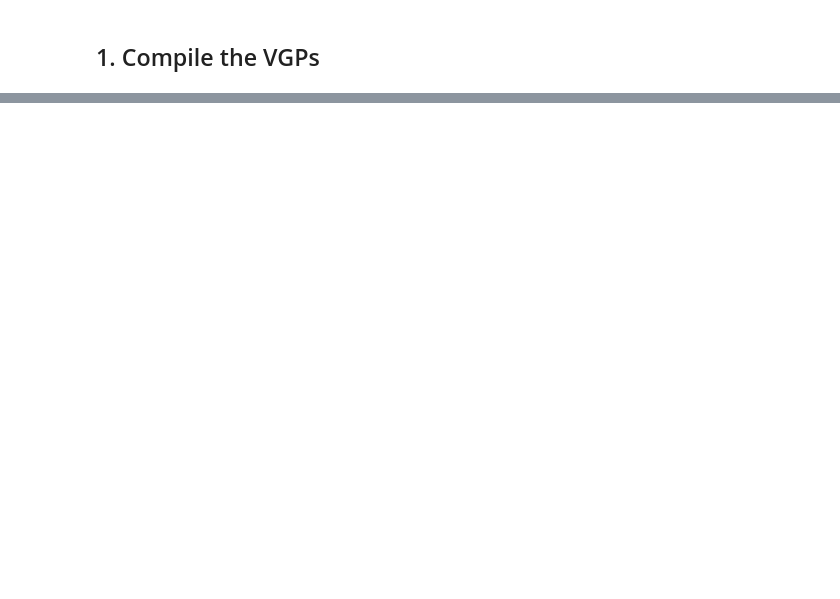
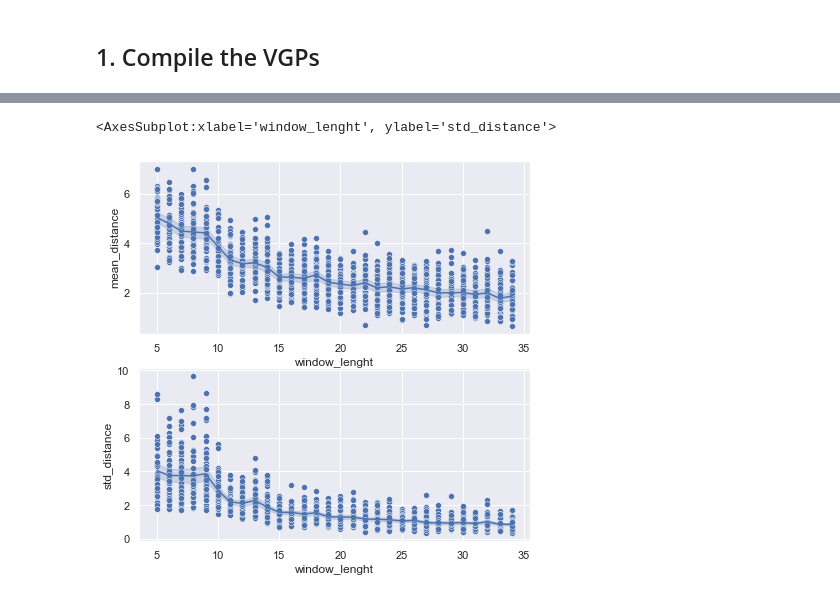
Before and after one commit to PolarWandering/Young_CEED, a Jupyter notebook: Cross-Validation.ipynb, the cells around one changed output, grey strips where cells are left out. Drawn from its saved outputs; the diff is of its cells as text; code cells hidden in the pictures; blank space fills up the shorter version.

Commit message:
fine tunning of windows width thourgh Cross-Validation - works =)

```diff
--- a/Cross-Validation.ipynb
+++ b/Cross-Validation.ipynb
@@ -126,21 +28,21 @@ sns.lineplot(x="window lenght", y="std_distance",
 %%time
 
 min_age = 0
-max_age = 65
-steps = [5] # [2,5,10]
-window_lengths = [10,15,20,25,30,35,50] # np.arange(10,35,5)
+max_age = 55
+steps = [1,2,5,10] # [2,5,10]
+window_lengths = range(5,35,1)# [5,6,7,8,9,10,11,12,13,14,15,16,17,18,19,20,21,22,23,24,25] # np.arange(10,35,5)
 
-df_ensemble = pd.DataFrame(columns = ['window lenght','n_training','mean_distance','std_distance'])
+df_ensemble = pd.DataFrame(columns = ['step_size','window_lenght','n_training','mean_distance','std_distance'])
 
 for step in steps:
 
     for window in window_lengths:
 
-        for i in range(100):
+        for i in range(50):
 
             df_tmp = pd.DataFrame()
 
-            train, test = train_test_split(df_filtered_vgps, test_size=0.4)
+            train, test = train_test_split(df_filtered_vgps, test_size=0.3)
 
             mean_distances = []
             std_distances = []
@@ -169,6 +71,6 @@ for step in steps:
             mean_distances.append(np.array(distances).mean())
             std_distances.append(np.array(distances).std())
 
-            df_ensemble.loc[len(df_ensemble)] = [window, i, np.array(mean_distances).mean(), np.array(std_distances).mean()]
+            df_ensemble.loc[len(df_ensemble)] = [step, window, i, np.array(mean_distances).mean(), np.array(std_distances).mean()]
 
 df_ensemble.head()
@@ -175,11 +86,24 @@ df_ensemble.head()
+# %%
+df = df_ensemble[df_ensemble['step_size']==2]
 # %%
 sns.set_theme(style="darkgrid")
 fig, ax = plt.subplots(2,1, figsize=(7,7))
 
-sns.lineplot(x="window lenght", y="mean_distance",
-             data=df_ensemble,
+sns.scatterplot(x="window_lenght", y="mean_distance",
+             data=df,
              ax = ax[0], legend = True, palette='GnBu_d')
 
-sns.lineplot(x="window lenght", y="std_distance",
-             data=df_ensemble,
+sns.lineplot(x="window_lenght", y="mean_distance",
+             data=df,
+             ax = ax[0], legend = True, palette='GnBu_d')
+
+sns.scatterplot(x="window_lenght", y="std_distance",
+             data=df,
              ax = ax[1], legend = True, palette='GnBu_d')
+
+sns.lineplot(x="window_lenght", y="std_distance",
+             data=df,
+             ax = ax[1], legend = True, palette='GnBu_d')
+# %% [output]
+<AxesSubplot:xlabel='window_lenght', ylabel='std_distance'>
+[figure, added]
```
Also changed, not shown: parts of 10 cells of this notebook.
